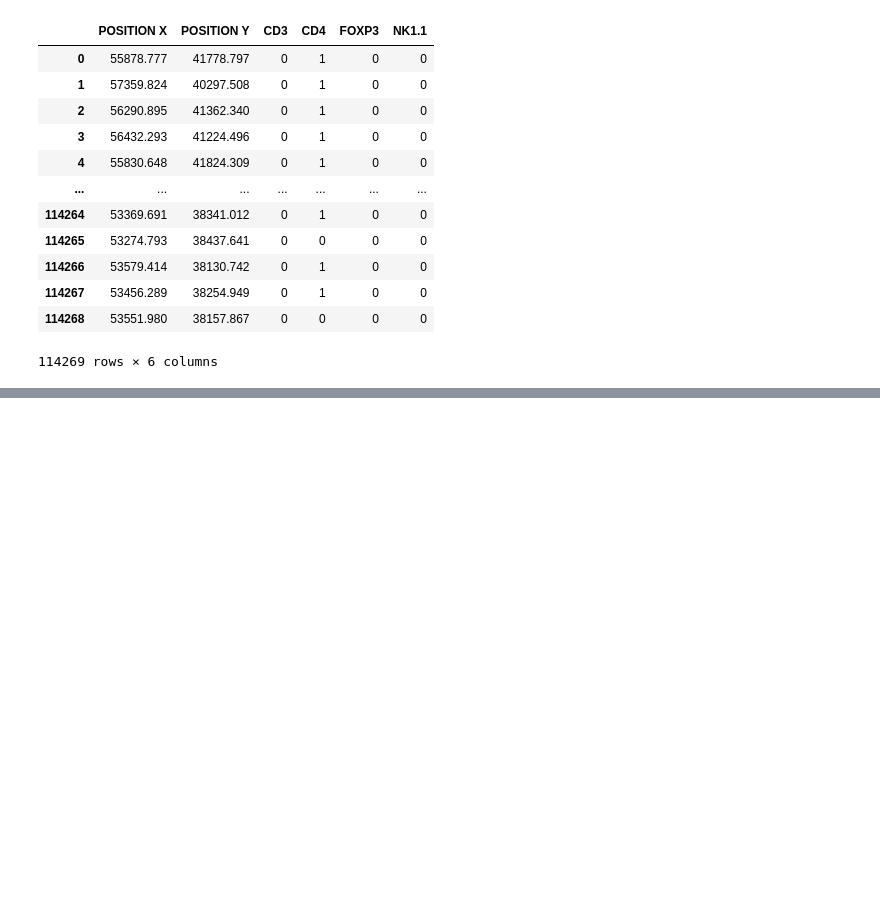
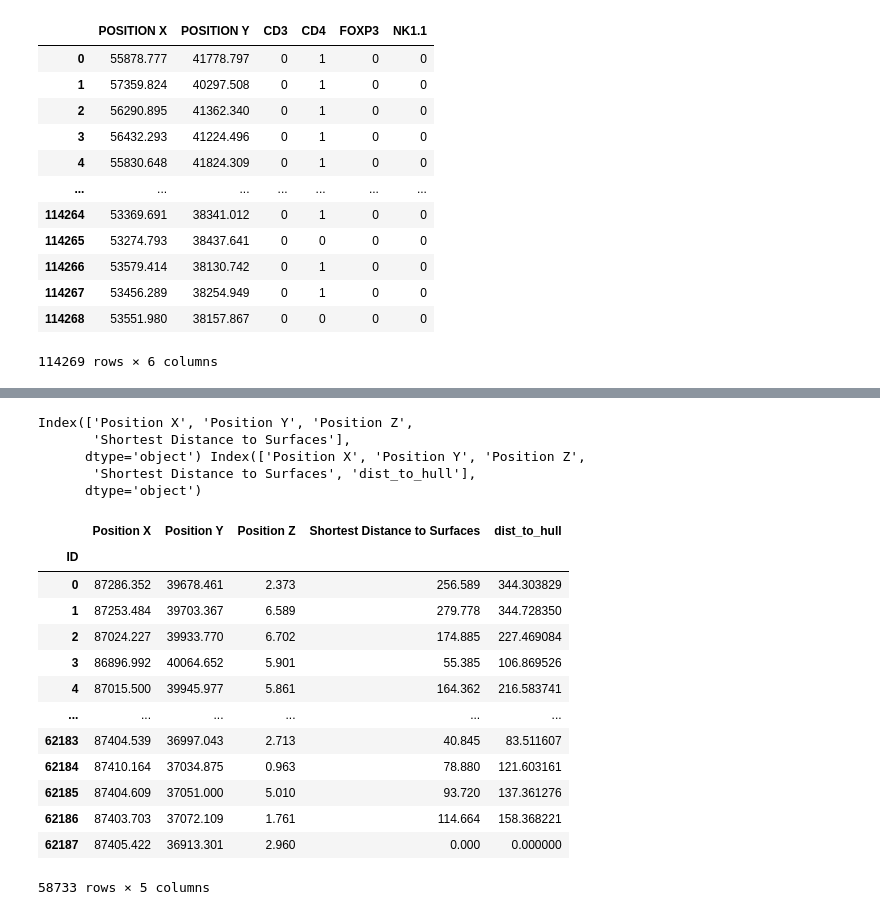
Before and after one commit to helclp/lab_proj1, a Jupyter notebook: combiner1.ipynb, the cells around one changed output, grey strips where cells are left out. Cells and saved outputs as stored; diff of their text form; code cells hidden in the pictures; blank space fills up the shorter version.

```diff
--- a/combiner1.ipynb
+++ b/combiner1.ipynb
@@ -161,0 +278,65 @@ test1
+# %%
+print(cd3_final.columns, dapi2_final.columns)
+# %% [output]
+Index(['Position X', 'Position Y', 'Position Z',
+       'Shortest Distance to Surfaces'],
+      dtype='object') Index(['Position X', 'Position Y', 'Position Z',
+       'Shortest Distance to Surfaces', 'dist_to_hull'],
+      dtype='object')
+# %%
+
+# 1) Load your data
+df =  dapi2_final# columns “x” and “y”
+pts = df[['Position X', 'Position Y']].values             # shape (N,2) array
+
+# 2) Compute the convex hull
+hull = ConvexHull(pts)
+
+# hull.simplices is an (E,2) array of index pairs (i, j)
+# each representing an edge between pts[i] and pts[j].
+edges = hull.simplices
+
+# 3) Define a vectorized distance‐to‐segment function
+def point_to_segment_distances(points, seg_start, seg_end):
+    """
+    points: (N,2) array
+    seg_start, seg_end: each (2,) array
+    returns: (N,) array of distances from each point to the segment
+    """
+    v = seg_end - seg_start                      # (2,)
+    w = points - seg_start                       # (N,2)
+    # projection factor of each point onto the infinite line
+    t = np.einsum('ij,j->i', w, v) / np.dot(v, v)
+    # clamp to [0,1] so we “snap” to the segment
+    t_clamped = np.clip(t, 0.0, 1.0)             # (N,)
+    proj = seg_start + t_clamped[:,None] * v     # (N,2)
+    # euclidean distance from each point to its projection
+    return np.linalg.norm(points - proj, axis=1)
+
+# 4) Loop over edges, keep the minimum distance per point
+all_dists = np.full(len(pts), np.inf)
+for i, j in edges:
+    start, end = pts[i], pts[j]
+    d = point_to_segment_distances(pts, start, end)
+    all_dists = np.minimum(all_dists, d)
+
+# 5) Attach back to your DataFrame
+df['dist_to_hull'] = all_dists
+
+# 6) (Optional) Inspect
+df
+# %% [output]
+|  | Position X | Position Y | Position Z | Shortest Distance to Surfaces | dist_to_hull |
+| ID |  |  |  |  |  |
+| 0 | 87286.352 | 39678.461 | 2.373 | 256.589 | 344.303829 |
+| 1 | 87253.484 | 39703.367 | 6.589 | 279.778 | 344.728350 |
+| 2 | 87024.227 | 39933.770 | 6.702 | 174.885 | 227.469084 |
+| 3 | 86896.992 | 40064.652 | 5.901 | 55.385 | 106.869526 |
+| 4 | 87015.500 | 39945.977 | 5.861 | 164.362 | 216.583741 |
+| ... | ... | ... | ... | ... | ... |
+| 62183 | 87404.539 | 36997.043 | 2.713 | 40.845 | 83.511607 |
+| 62184 | 87410.164 | 37034.875 | 0.963 | 78.880 | 121.603161 |
+| 62185 | 87404.609 | 37051.000 | 5.010 | 93.720 | 137.361276 |
+| 62186 | 87403.703 | 37072.109 | 1.761 | 114.664 | 158.368221 |
+| 62187 | 87405.422 | 36913.301 | 2.960 | 0.000 | 0.000000 |
+58733 rows × 5 columns
```
Also changed, not shown: parts of 8 cells of this notebook, 3 other files.
